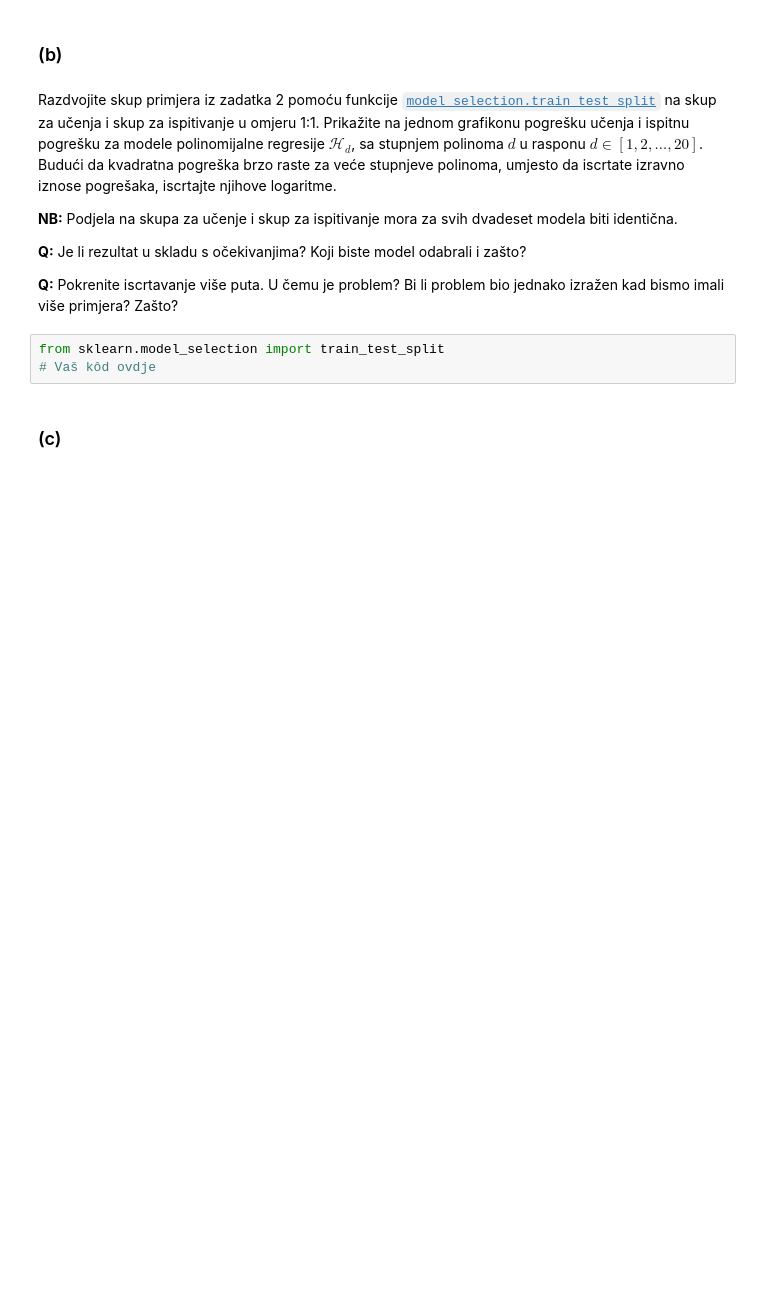
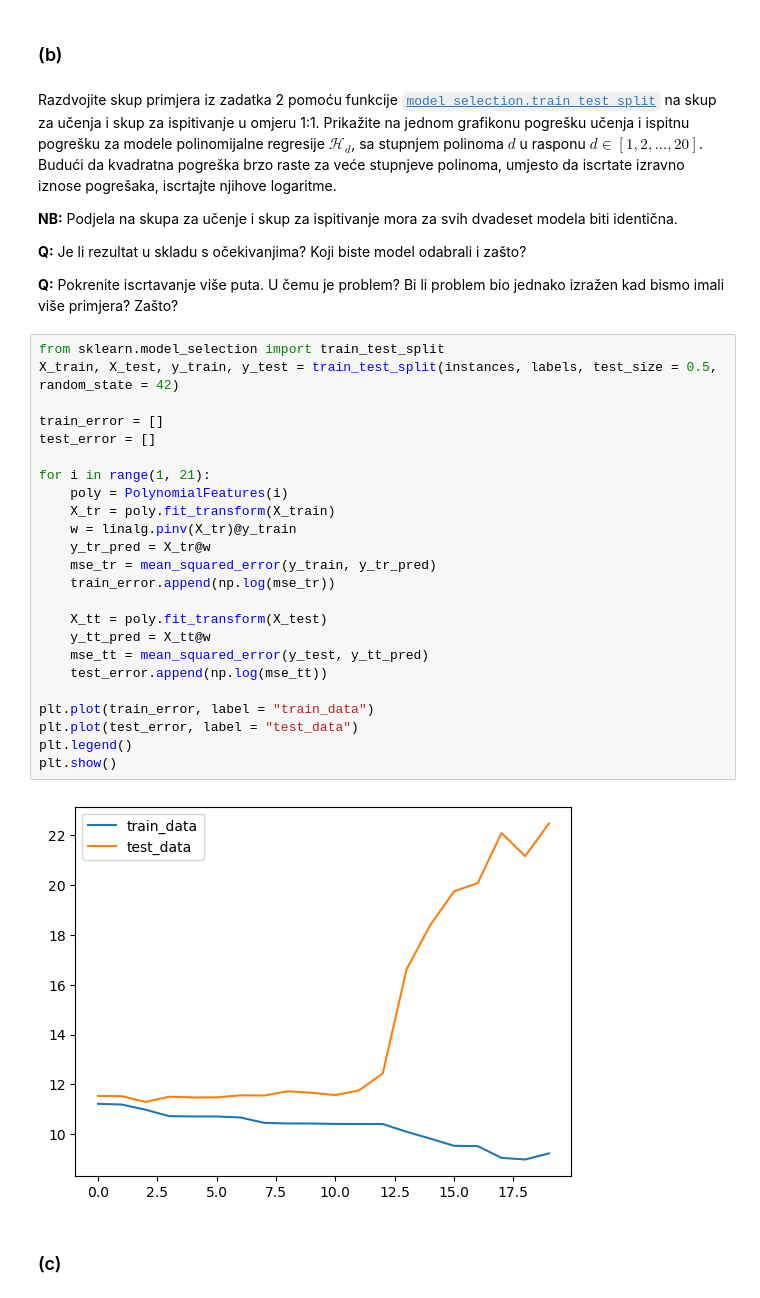
Before and after one commit to RobertoGrabovac/FER-StrojnoUcenje1, a Jupyter notebook: LAB1 - Regresija.ipynb, the cells around one changed output. Saved outputs shown, nothing was run; the diff lists cells and outputs as text; blank space fills up the shorter version.

```diff
--- a/LAB1 - Regresija.ipynb
+++ b/LAB1 - Regresija.ipynb
@@ -231,9 +249,32 @@ Razdvojite skup primjera iz zadatka 2 pomoću funkcije [`model_selection.train_t
 **Q:** Je li rezultat u skladu s očekivanjima? Koji biste model odabrali i zašto?
 
 **Q:** Pokrenite iscrtavanje više puta. U čemu je problem? Bi li problem bio jednako izražen kad bismo imali više primjera? Zašto?
-# %%
-from sklearn.model_selection import train_test_split
-# Vaš kôd ovdje
+# %%
+from sklearn.model_selection import train_test_split
+X_train, X_test, y_train, y_test = train_test_split(instances, labels, test_size = 0.5, random_state = 42)
+
+train_error = []
+test_error = []
+
+for i in range(1, 21):
+    poly = PolynomialFeatures(i)
+    X_tr = poly.fit_transform(X_train)
+    w = linalg.pinv(X_tr)@y_train
+    y_tr_pred = X_tr@w
+    mse_tr = mean_squared_error(y_train, y_tr_pred)
+    train_error.append(np.log(mse_tr))
+
+    X_tt = poly.fit_transform(X_test)
+    y_tt_pred = X_tt@w
+    mse_tt = mean_squared_error(y_test, y_tt_pred)
+    test_error.append(np.log(mse_tt))
+
+plt.plot(train_error, label = "train_data")
+plt.plot(test_error, label = "test_data")
+plt.legend()
+plt.show()
+# %% [output]
+[figure, added]
 # %% [markdown]
 ### (c)
 # %% [markdown]
```
Also changed, not shown: parts of 6 cells of this notebook.
